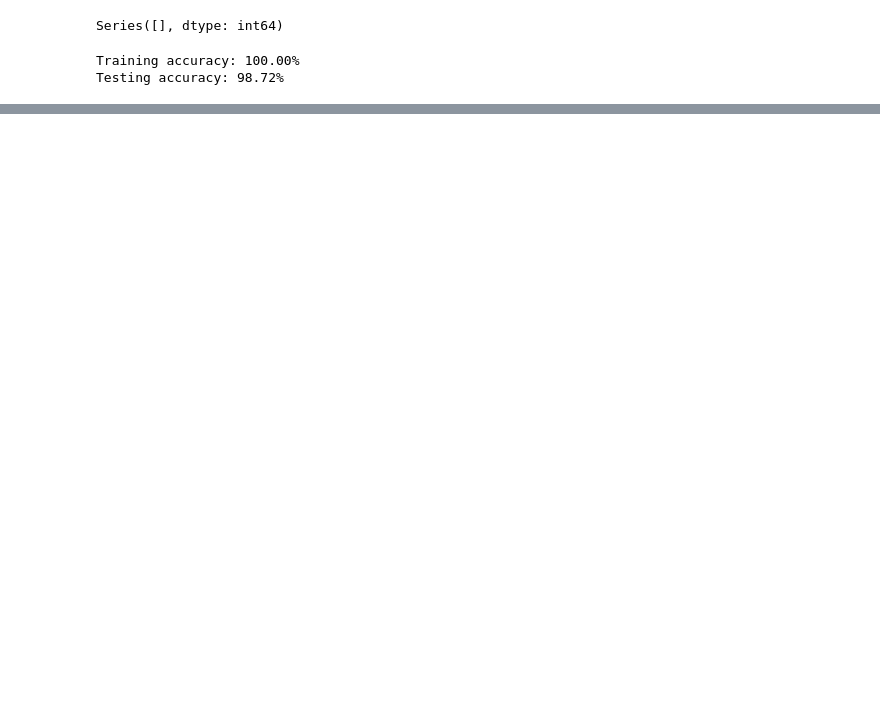
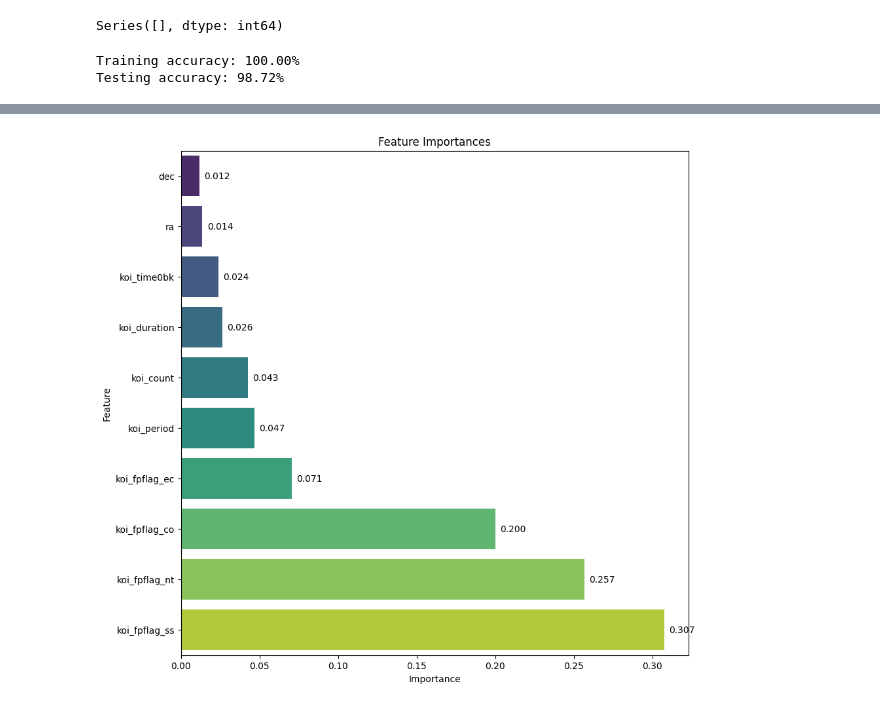
Before and after one commit to hieupt810/nasa_exoplanets_classification, a Jupyter notebook: cumulative.ipynb, the cells around one changed output, grey strips where cells are left out. Cells and saved outputs as stored; diff of their text form; code cells hidden in the pictures; blank space fills up the shorter version.

Commit message:
feat: feature importances

```diff
--- a/cumulative.ipynb
+++ b/cumulative.ipynb
@@ -124,0 +128,16 @@ plt.show()
+# %%
+feature_names = df.drop(columns=[COLUMN_FOR_CLASSIFICATION]).columns.tolist()
+importances = rf_clf.feature_importances_
+feat_series = pd.Series(importances, index=feature_names).sort_values(ascending=True)
+
+plt.figure(figsize=(10, 10))
+ax = sns.barplot(x=feat_series.values, y=feat_series.index, palette="viridis")
+plt.xlabel("Importance")
+plt.ylabel("Feature")
+plt.title("Feature Importances")
+for i, v in enumerate(feat_series.values):
+    ax.text(v + max(feat_series.values) * 0.01, i, f"{v:.3f}", va="center")
+
+plt.show()
+# %% [output]
+[figure, added]
```
Also changed, not shown: parts of 6 cells of this notebook, 2 other files.
